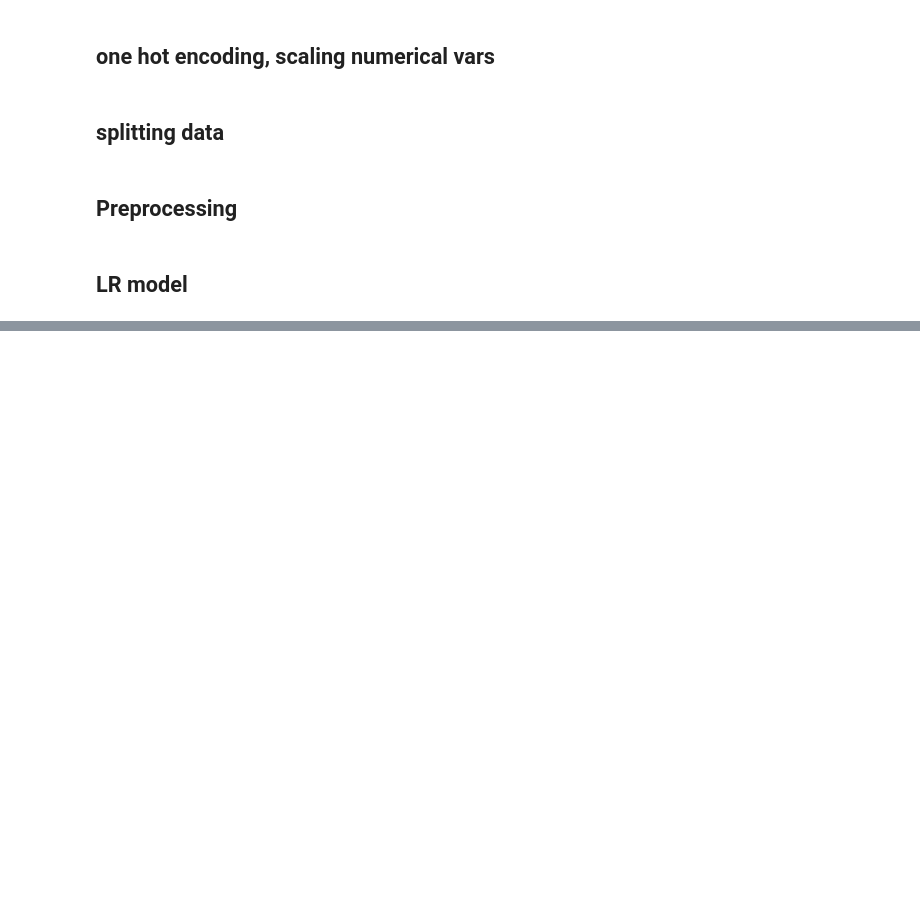
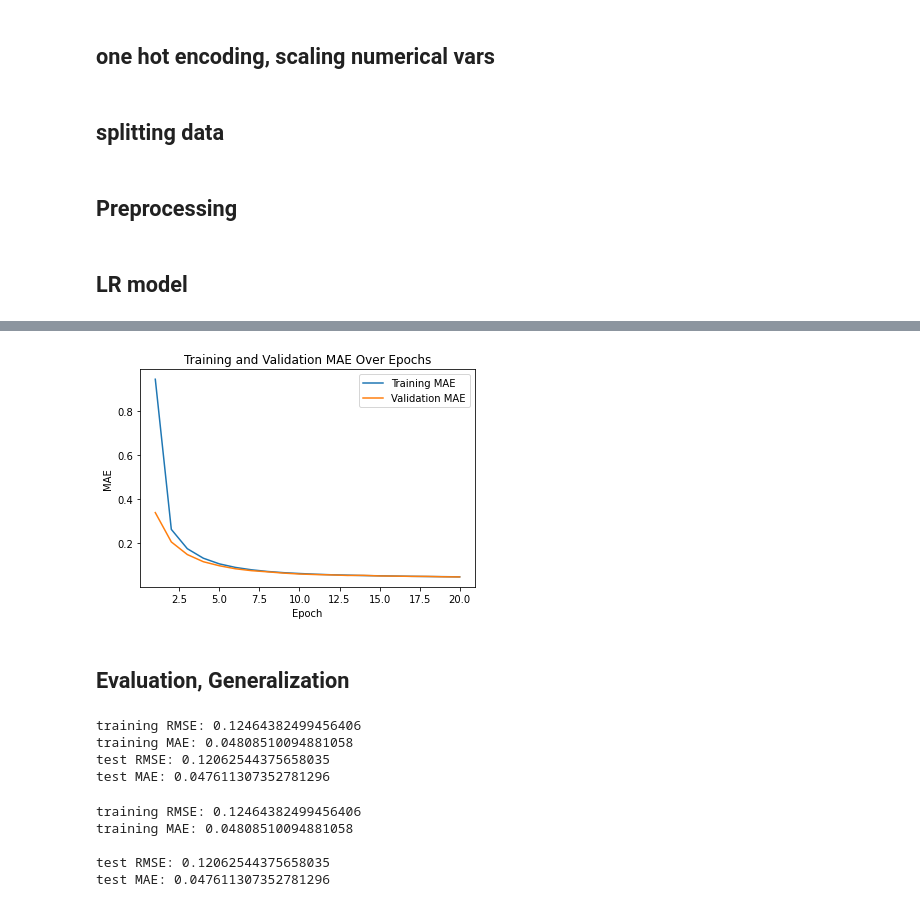
Before and after one commit to jcraciun/watts-the-cost-DATASCI-207, a Jupyter notebook: linear_regression.ipynb, the cells around one changed output, grey strips where cells are left out. Cells and saved outputs as stored; diff of their text form; code cells hidden in the pictures; blank space fills up the shorter version.

```diff
--- a/linear_regression.ipynb
+++ b/linear_regression.ipynb
@@ -193,0 +253,35 @@ Epoch 1/10
+# %%
+epochs = range(1, len(history.history["mae"]) + 1)
+
+plt.plot(epochs, history.history["mae"], label="Training MAE")
+plt.plot(epochs, history.history["val_mae"], label="Validation MAE")
+
+plt.xlabel("Epoch")
+plt.ylabel("MAE")
+plt.title("Training and Validation MAE Over Epochs")
+plt.legend()
+plt.show()
+# %% [output]
+[figure, added]
+# %% [markdown]
+## Evaluation, Generalization
+# %%
+train_loss, train_rmse, train_mae = final_model.evaluate(X_train_processed, y_train, verbose=False)
+test_loss, test_rmse, test_mae = final_model.evaluate(X_test_processed, y_test, verbose=False)
+# %% [output]
+training RMSE: 0.12464382499456406
+training MAE: 0.04808510094881058
+test RMSE: 0.12062544375658035
+test MAE: 0.047611307352781296
+# %%
+print("training RMSE:", train_rmse)
+print("training MAE:", train_mae)
+
+print("\ntest RMSE:", test_rmse)
+print("test MAE:", test_mae)
+# %% [output]
+training RMSE: 0.12464382499456406
+training MAE: 0.04808510094881058
+
+test RMSE: 0.12062544375658035
+test MAE: 0.047611307352781296
```
Also changed, not shown: parts of 6 cells of this notebook, 1 other file.
